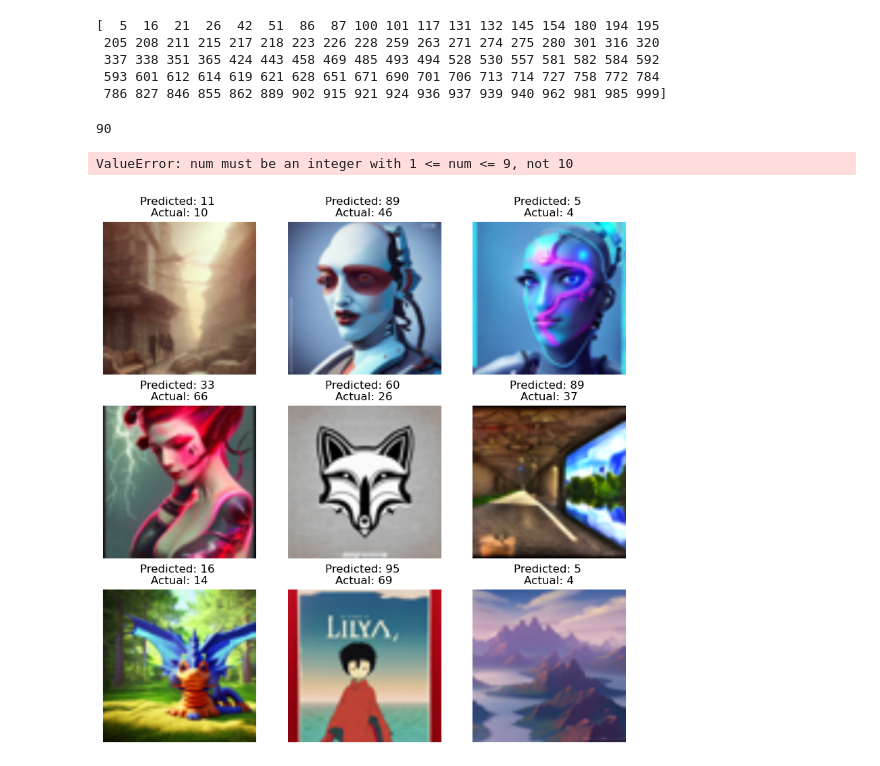
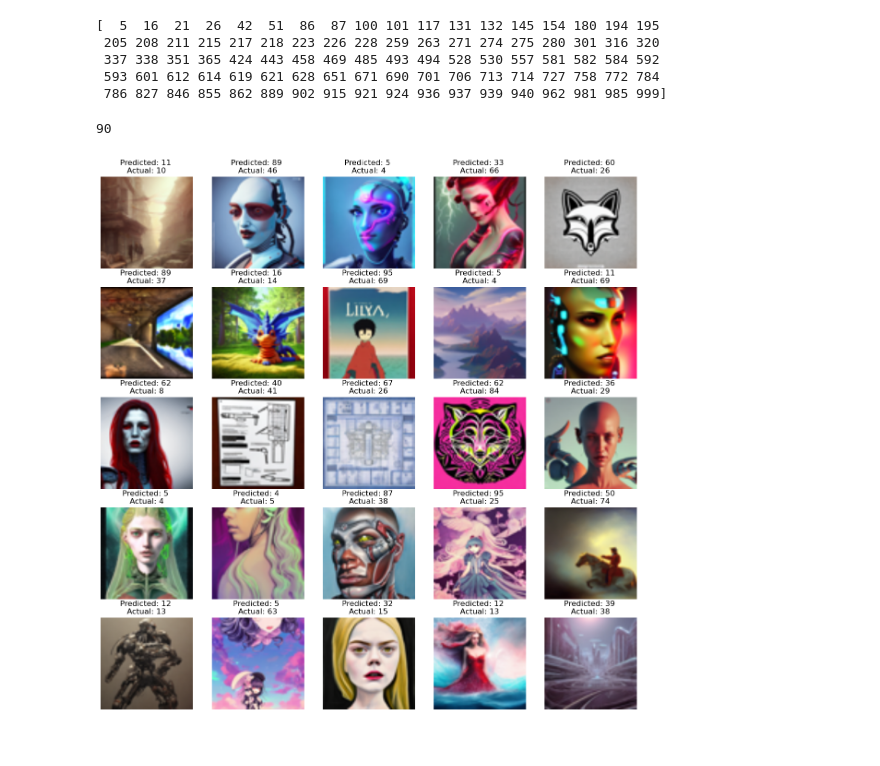
Before and after one commit to trifangrobert/Deep-Hallucination, a Jupyter notebook: src/version_resnet.ipynb, the cells around one changed output. Drawn from its saved outputs; the diff is of its cells as text; code cells hidden in the pictures.

```diff
--- a/src/version_resnet.ipynb
+++ b/src/version_resnet.ipynb
@@ -498,22 +498,19 @@ print(misclassified)
 # %%
 misclassified_images = [val_dataset[x] for x in misclassified]
 
 # convert from tensor to image
 misclassified_images = [transforms.ToPILImage()(x[0]) for x in misclassified_images]
 
 
 print(len(misclassified_images))
-plt.figure(figsize=(10, 10))
-for i in range(len(misclassified_images)):
-
-
-
+plt.figure(figsize=(15, 15))
+for i in range(25):
+    plt.subplot(5, 5, i + 1)
     plt.imshow(misclassified_images[i])
     plt.title(f"Predicted: {predicted_labels[misclassified[i]]} \nActual: {actual_labels[misclassified[i]]}")
     plt.axis('off')
 
 plt.savefig('../plots/misclassified_examples.png')
 # %% [output]
 90
-ValueError: num must be an integer with 1 <= num <= 9, not 10
-[figure, old version]
+[figure, new version]
```
Also changed, not shown: 12 other files.
